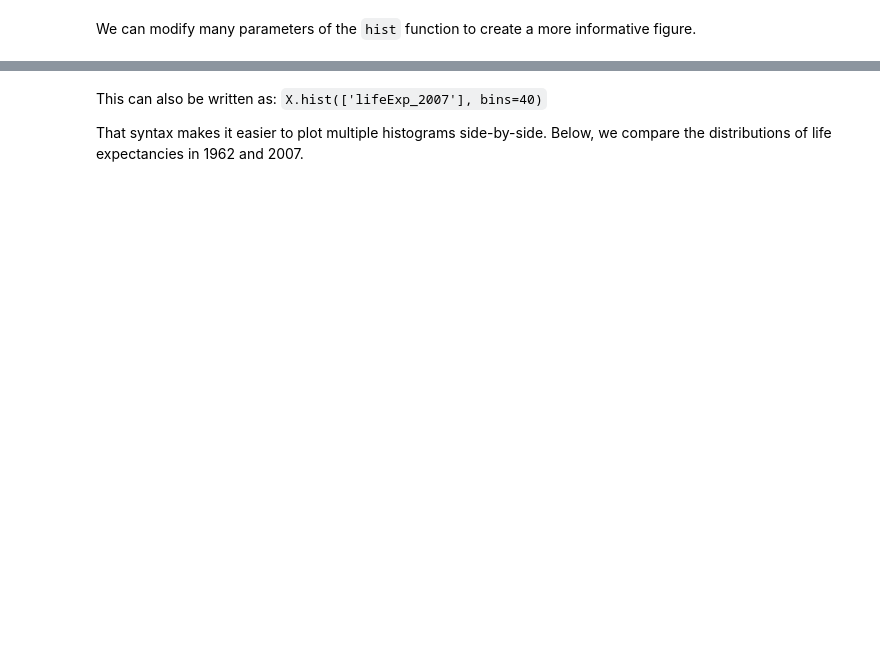
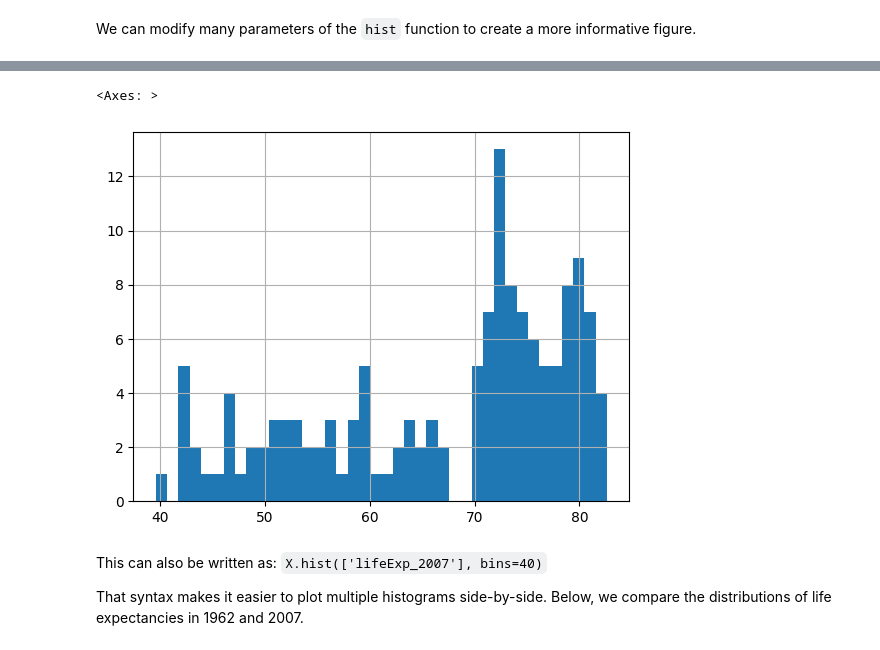
Before and after one commit to zjims/python-for-ai, a Jupyter notebook: 02_data_analysis_pandas_copy.ipynb, the cells around one changed output, grey strips where cells are left out. Drawn from its saved outputs; the diff is of its cells as text; code cells hidden in the pictures; blank space fills up the shorter version.

```diff
--- a/02_data_analysis_pandas_copy.ipynb
+++ b/02_data_analysis_pandas_copy.ipynb
@@ -589,6 +690,10 @@ display(hist)
 # %%
 # Visualize the distribution of the 2007 life expectancies.
 # Your code here
+X['lifeExp_2007'].hist(bins=40)
+# %% [output]
+<Axes: >
+[figure, added]
 # %% [markdown]
 This can also be written as: `X.hist(['lifeExp_2007'], bins=40)`
 
```
Also changed, not shown: parts of 20 cells of this notebook.
